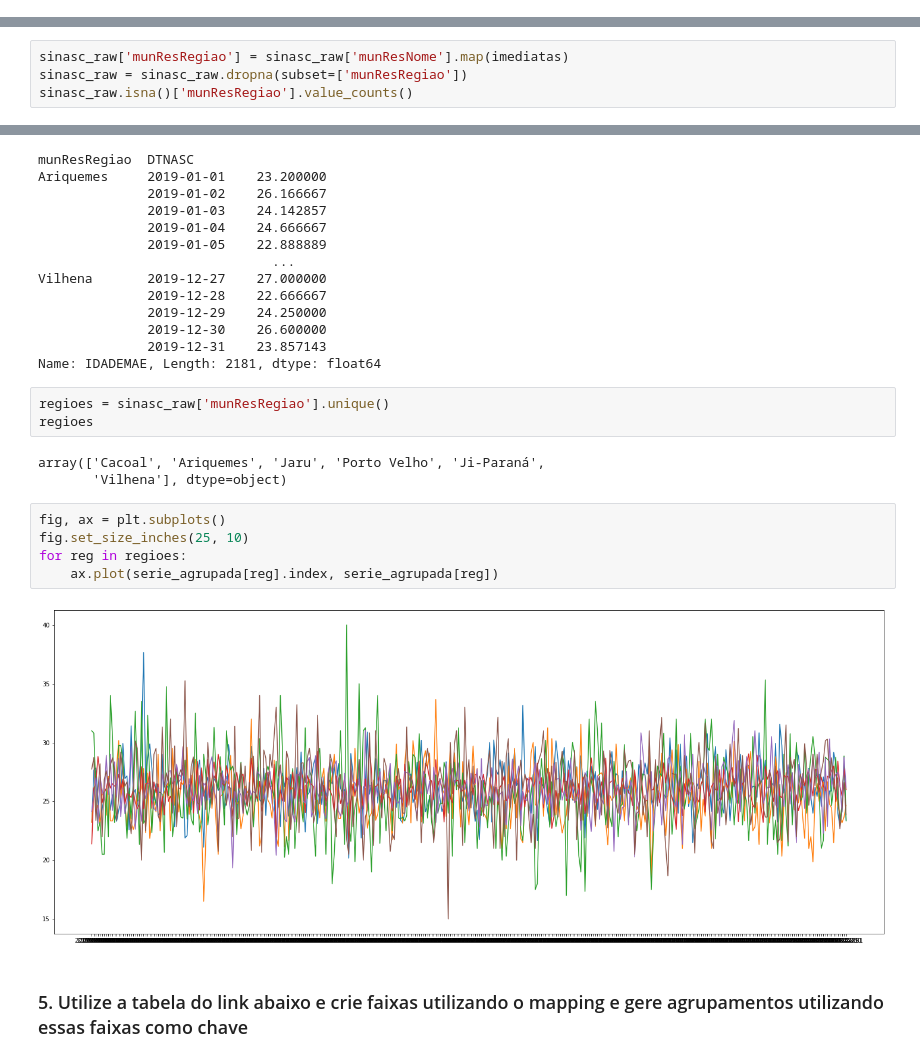
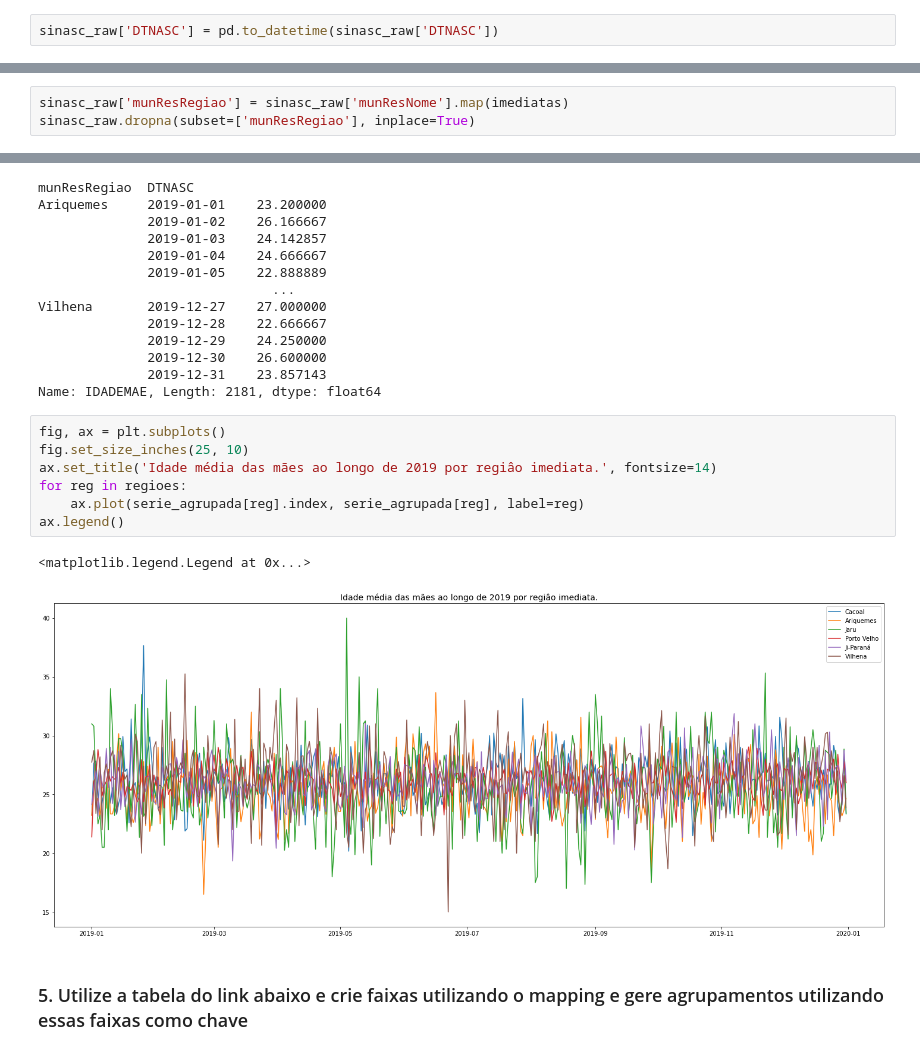
Before and after one commit to nerdmanPc/ebac_cd_mod9, a Jupyter notebook: Mod9Tarefa2.ipynb, the cells around one changed output, grey strips where cells are left out. Drawn from its saved outputs; the diff is of its cells as text.

```diff
--- a/Mod9Tarefa2.ipynb
+++ b/Mod9Tarefa2.ipynb
@@ -51,3 +71,5 @@ Index(['ORIGEM', 'CODESTAB', 'CODMUNNASC', 'LOCNASC', 'IDADEMAE', 'ESTCIVMAE',
+# %%
+sinasc_raw['DTNASC'] = pd.to_datetime(sinasc_raw['DTNASC'])
 # %% [markdown]
 # Tarefa 2
 # %% [markdown]
@@ -198,5 +220,4 @@ imediatas = {
 }
 # %%
 sinasc_raw['munResRegiao'] = sinasc_raw['munResNome'].map(imediatas)
-sinasc_raw = sinasc_raw.dropna(subset=['munResRegiao'])
-sinasc_raw.isna()['munResRegiao'].value_counts()
+sinasc_raw.dropna(subset=['munResRegiao'], inplace=True)
@@ -221,19 +245,16 @@ Vilhena       2019-12-27    27.000000
               2019-12-30    26.600000
               2019-12-31    23.857143
 Name: IDADEMAE, Length: 2181, dtype: float64
-# %%
-regioes = sinasc_raw['munResRegiao'].unique()
-regioes
-# %% [output]
-array(['Cacoal', 'Ariquemes', 'Jaru', 'Porto Velho', 'Ji-Paraná',
-       'Vilhena'], dtype=object)
 # %%
 fig, ax = plt.subplots()
 fig.set_size_inches(25, 10)
+ax.set_title('Idade média das mães ao longo de 2019 por regiâo imediata.', fontsize=14)
 for reg in regioes:
-    ax.plot(serie_agrupada[reg].index, serie_agrupada[reg])
+    ax.plot(serie_agrupada[reg].index, serie_agrupada[reg], label=reg)
+ax.legend()
 # %% [output]
+<matplotlib.legend.Legend at 0x...>
-[figure, old version]
+[figure, new version]
 # %% [markdown]
 ### 5. Utilize a tabela do link abaixo e crie faixas utilizando o mapping e gere agrupamentos utilizando essas faixas como chave
 # %% [markdown]
```
Also changed, not shown: parts of 15 cells of this notebook.
